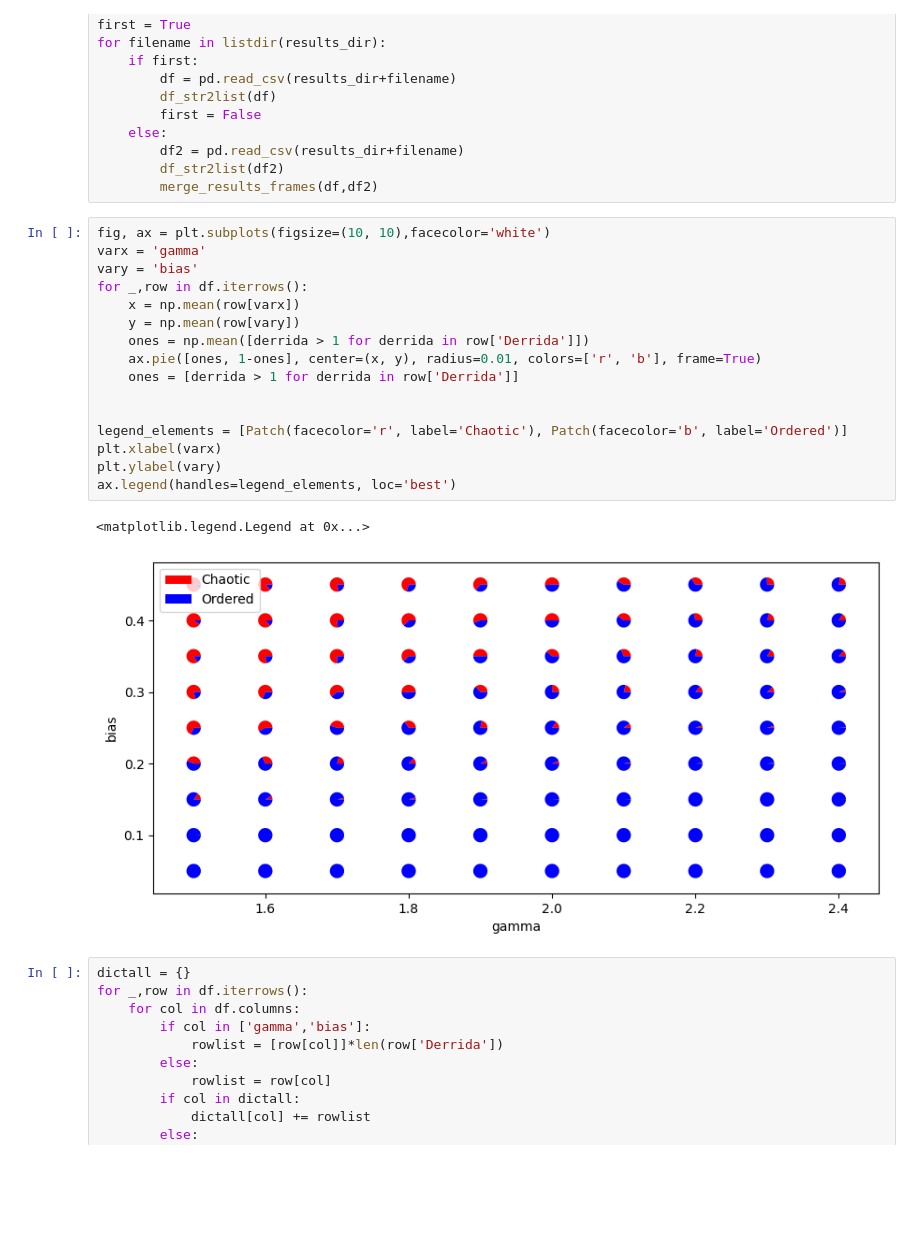
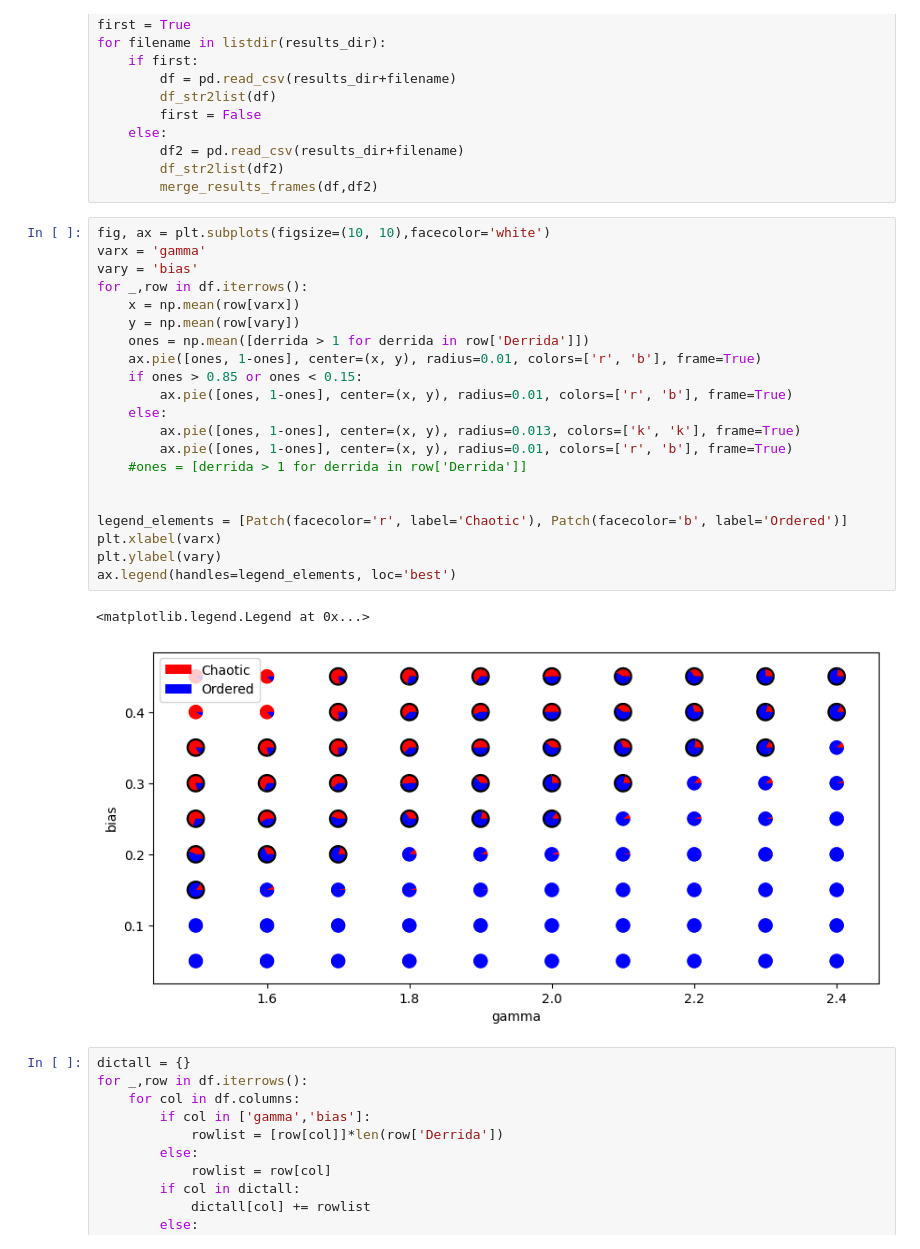
Before and after one commit to fcphysics/CriticalityHeteroBNets, a Jupyter notebook: results_import20.ipynb, the cells around one changed output. Cells and saved outputs as stored; diff of their text form; blank space fills up the shorter version.

Commit message:
Updated pie plots on two notebooks

```diff
--- a/results_import20.ipynb
+++ b/results_import20.ipynb
@@ -45,22 +45,27 @@ for filename in listdir(results_dir):
 # %%
 fig, ax = plt.subplots(figsize=(10, 10),facecolor='white')
 varx = 'gamma'
 vary = 'bias'
 for _,row in df.iterrows():
     x = np.mean(row[varx])
     y = np.mean(row[vary])
     ones = np.mean([derrida > 1 for derrida in row['Derrida']])
     ax.pie([ones, 1-ones], center=(x, y), radius=0.01, colors=['r', 'b'], frame=True)
-    ones = [derrida > 1 for derrida in row['Derrida']]
+    if ones > 0.85 or ones < 0.15:
+        ax.pie([ones, 1-ones], center=(x, y), radius=0.01, colors=['r', 'b'], frame=True)
+    else:
+        ax.pie([ones, 1-ones], center=(x, y), radius=0.013, colors=['k', 'k'], frame=True)
+        ax.pie([ones, 1-ones], center=(x, y), radius=0.01, colors=['r', 'b'], frame=True)
+    #ones = [derrida > 1 for derrida in row['Derrida']]
 
 
 legend_elements = [Patch(facecolor='r', label='Chaotic'), Patch(facecolor='b', label='Ordered')]
 plt.xlabel(varx)
 plt.ylabel(vary)
 ax.legend(handles=legend_elements, loc='best')
 # %% [output]
 <matplotlib.legend.Legend at 0x...>
-[figure, old version]
+[figure, new version]
 # %%
 dictall = {}
 for _,row in df.iterrows():
```
Also changed, not shown: 1 other file.
